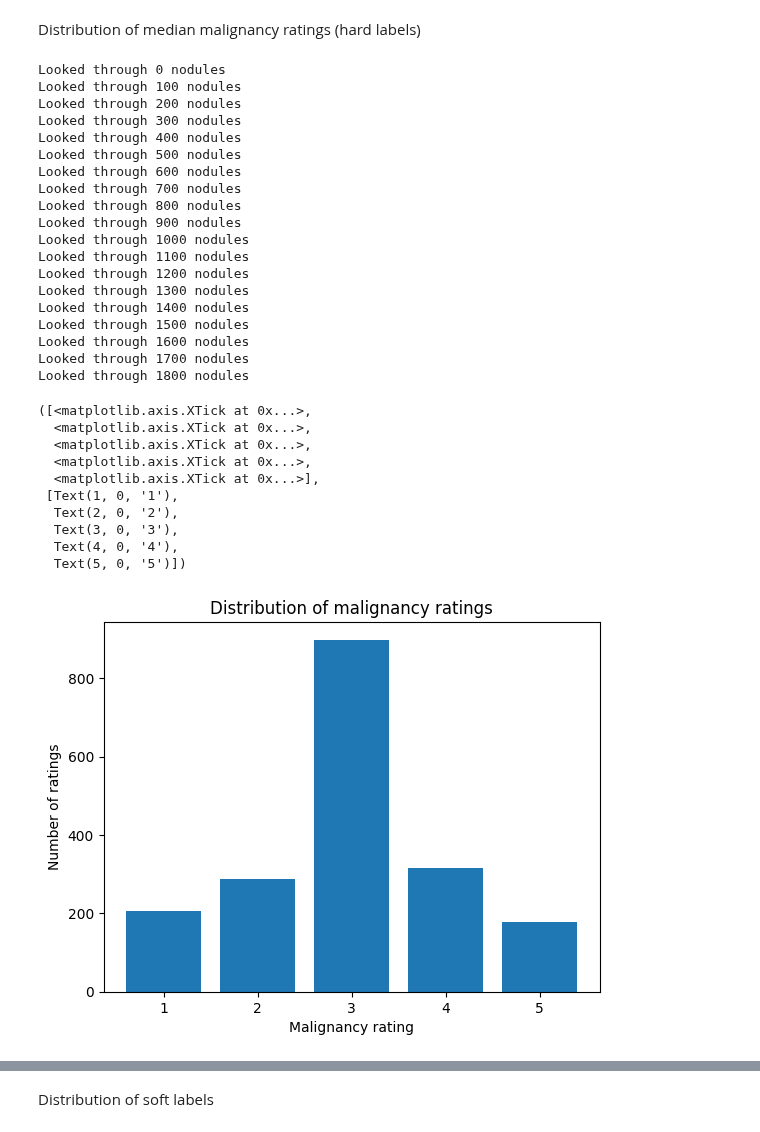
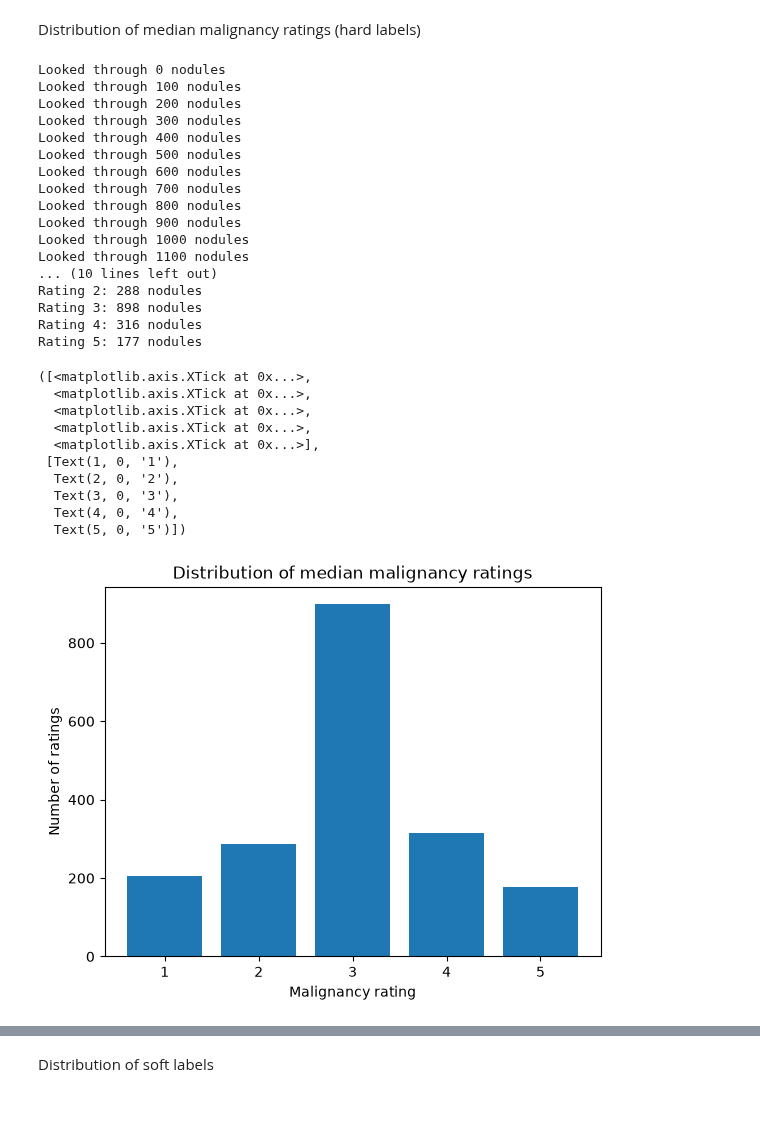
Before and after one commit to CaNtHinkOfaUser/Classifying-malignancy-in-lung-nodules-using-deep-learning-models, a Jupyter notebook: xml_preprocessing/malignancy_distrubutions.ipynb, the cells around one changed output, grey strips where cells are left out. Drawn from its saved outputs; the diff is of its cells as text; code cells hidden in the pictures.

```diff
--- a/xml_preprocessing/malignancy_distrubutions.ipynb
+++ b/xml_preprocessing/malignancy_distrubutions.ipynb
@@ -98,41 +98,44 @@ counts = Counter(malignancy_ratings)
 ratings = [1, 2, 3, 4, 5]
 frequencies = [counts[rating] for rating in ratings]
 
+print("\nNumber of nodules for each malignancy rating:")
+
+for rating, frequency in zip(ratings, frequencies):
+    print(f"Rating {rating}: {frequency} nodules")
+
 plt.bar(ratings, frequencies)
 
 plt.xlabel("Malignancy rating")
 plt.ylabel("Number of ratings")
 plt.title("Distribution of median malignancy ratings")
 
 plt.xticks(ratings)
 # %% [output]
 Looked through 0 nodules
 Looked through 100 nodules
 Looked through 200 nodules
 Looked through 300 nodules
 Looked through 400 nodules
 Looked through 500 nodules
 Looked through 600 nodules
 Looked through 700 nodules
 Looked through 800 nodules
 Looked through 900 nodules
 Looked through 1000 nodules
 Looked through 1100 nodules
-Looked through 1200 nodules
-Looked through 1300 nodules
-Looked through 1400 nodules
-Looked through 1500 nodules
-Looked through 1600 nodules
-Looked through 1700 nodules
-Looked through 1800 nodules
+... (10 lines left out)
+Rating 2: 288 nodules
+Rating 3: 898 nodules
+Rating 4: 316 nodules
+Rating 5: 177 nodules
 ([<matplotlib.axis.XTick at 0x...>,
   <matplotlib.axis.XTick at 0x...>,
   <matplotlib.axis.XTick at 0x...>,
   <matplotlib.axis.XTick at 0x...>,
   <matplotlib.axis.XTick at 0x...>],
  [Text(1, 0, '1'),
   Text(2, 0, '2'),
   Text(3, 0, '3'),
   Text(4, 0, '4'),
   Text(5, 0, '5')])
-[figure, old version]
+[figure, new version]
```
Also changed, not shown: parts of 3 cells of this notebook.
